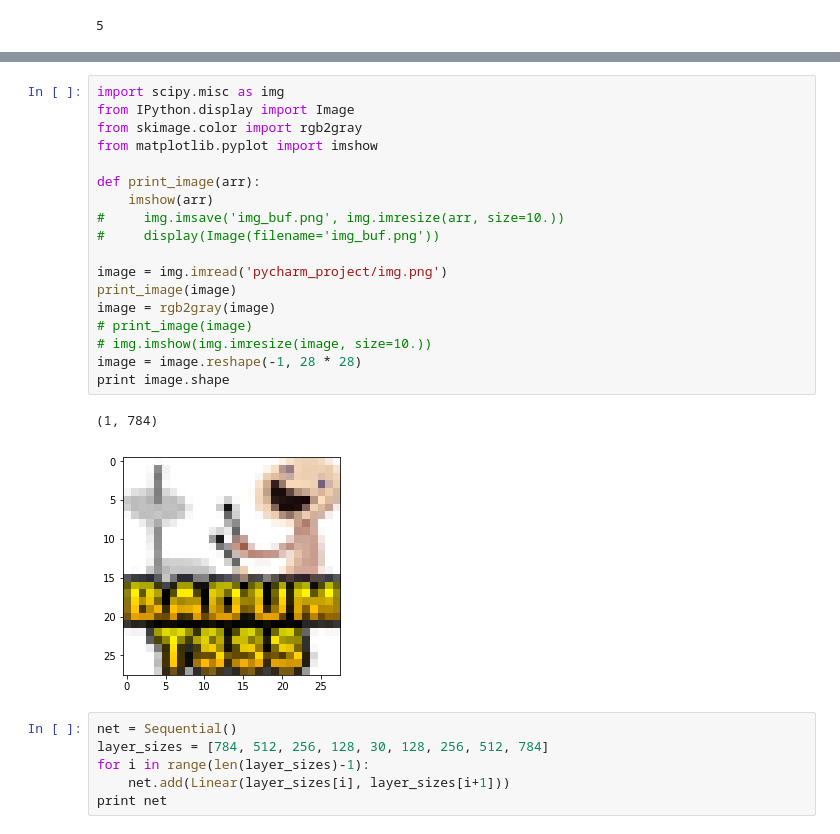
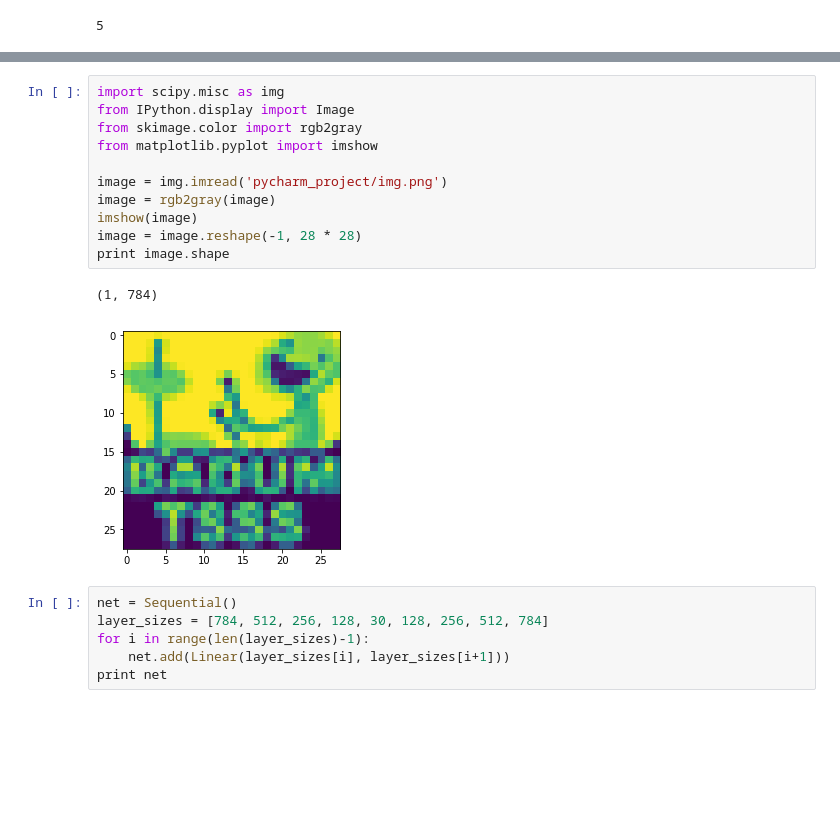
Before and after one commit to KaloshinPE/machinelearning_6sem, a Jupyter notebook: task5/hw1_main.ipynb, the cells around one changed output, grey strips where cells are left out. Cells and saved outputs as stored; diff of their text form; blank space fills up the shorter version.

```diff
--- a/task5/hw1_main.ipynb
+++ b/task5/hw1_main.ipynb
@@ -509,24 +509,17 @@ def train_net(X, Y, net, criterion, n_epoch=100, plot=True, lrate=1e-1, momentum
 # %%
 import scipy.misc as img
 from IPython.display import Image
 from skimage.color import rgb2gray
 from matplotlib.pyplot import imshow
 
-def print_image(arr):
-    imshow(arr)
-#     img.imsave('img_buf.png', img.imresize(arr, size=10.))
-#     display(Image(filename='img_buf.png'))
-
 image = img.imread('pycharm_project/img.png')
-print_image(image)
 image = rgb2gray(image)
-# print_image(image)
-# img.imshow(img.imresize(image, size=10.))
+imshow(image)
 image = image.reshape(-1, 28 * 28)
 print image.shape
 # %% [output]
 (1, 784)
-[figure, old version]
+[figure, new version]
 # %%
 net = Sequential()
 layer_sizes = [784, 512, 256, 128, 30, 128, 256, 512, 784]
```
Also changed, not shown: parts of 7 cells of this notebook.
